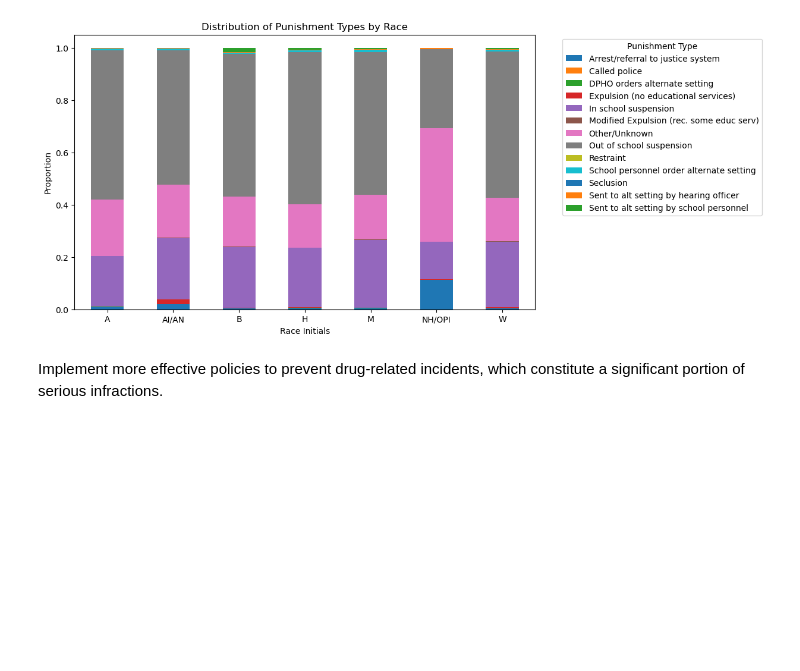
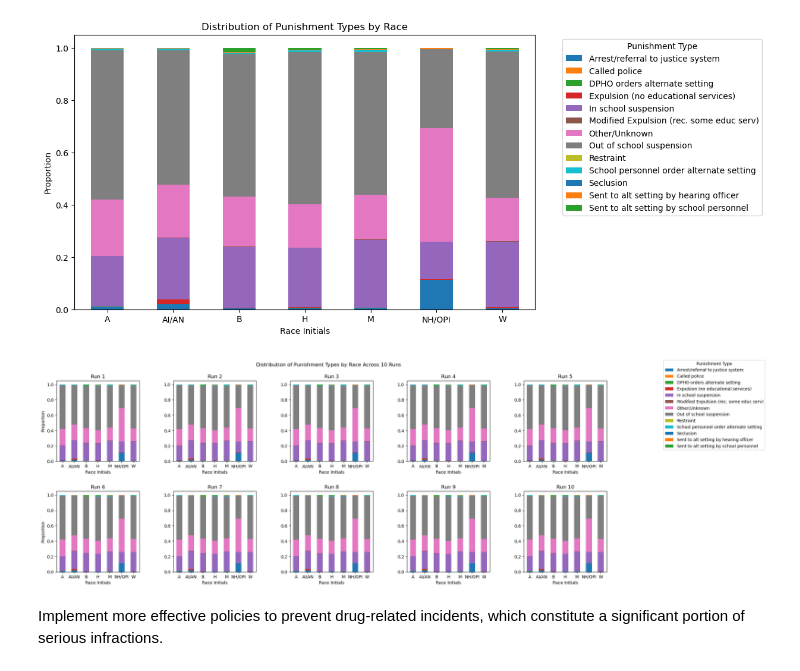
Before and after one commit to artemislong/CS151-Tufts_Differential_Privacy_Project, a Jupyter notebook: Implementation.ipynb, the cells around one changed output. Cells and saved outputs as stored; diff of their text form; code cells hidden in the pictures; blank space fills up the shorter version.

```diff
--- a/Implementation.ipynb
+++ b/Implementation.ipynb
@@ -145,6 +233,50 @@ plt.xticks(rotation=0)
 plt.show()
 # %% [output]
 [figure]
+# %%
+import pandas as pd
+import matplotlib.pyplot as plt
+
+def plot_punishment_distribution(df):
+    race_initials = {
+        'Caucasian': 'W',
+        'Black or African American': 'B',
+        'Hispanic': 'H',
+        'American Indian/Alaskan Native': 'AI/AN',
+        'Multiracial': 'M',
+        'Native Hawaiian or Other Pacific Islander': 'NH/OPI',
+        'Asian': 'A'
+    }
+
+    fig, axes = plt.subplots(nrows=2, ncols=5, figsize=(20, 8))  # Adjust the layout based on preference
+    fig.tight_layout(pad=5.0)
+
+    for i, ax in enumerate(axes.flatten()):
+        # Map race names to initials and prepare data
+        df['Race Initials'] = df['Student Race Ethnicity Derived'].map(race_initials)
+        punishment_counts = df.groupby(['Race Initials', 'Discipline Response']).size().unstack(fill_value=0)
+        normalized_counts = punishment_counts.div(punishment_counts.sum(axis=1), axis=0)
+
+        # Plot on the specified subplot axis
+        normalized_counts.plot(kind='bar', stacked=True, ax=ax, legend=False)
+        ax.set_title(f'Run {i + 1}')
+        ax.set_xlabel('Race Initials')
+        ax.set_ylabel('Proportion')
+        ax.set_xticklabels(ax.get_xticklabels(), rotation=0)
+        if i % 5 != 0:  # Hide y-axis labels for non-first column subplots to reduce clutter
+            ax.set_ylabel('')
+
+    # Place the legend outside the plot area of the last subplot
+    handles, labels = ax.get_legend_handles_labels()
+    fig.legend(handles, labels, title='Punishment Type', bbox_to_anchor=(1.05, 1), loc='upper left')
+
+    plt.suptitle('Distribution of Punishment Types by Race Across 10 Runs')
+    plt.show()
+
+# Assuming df is your DataFrame loaded with the necessary data
+plot_punishment_distribution(df)
+# %% [output]
+[figure, added]
 # %% [markdown]
 Implement more effective policies to prevent drug-related incidents, which constitute a significant portion of serious infractions.
 # %%
```
Also changed, not shown: parts of 9 cells of this notebook.
